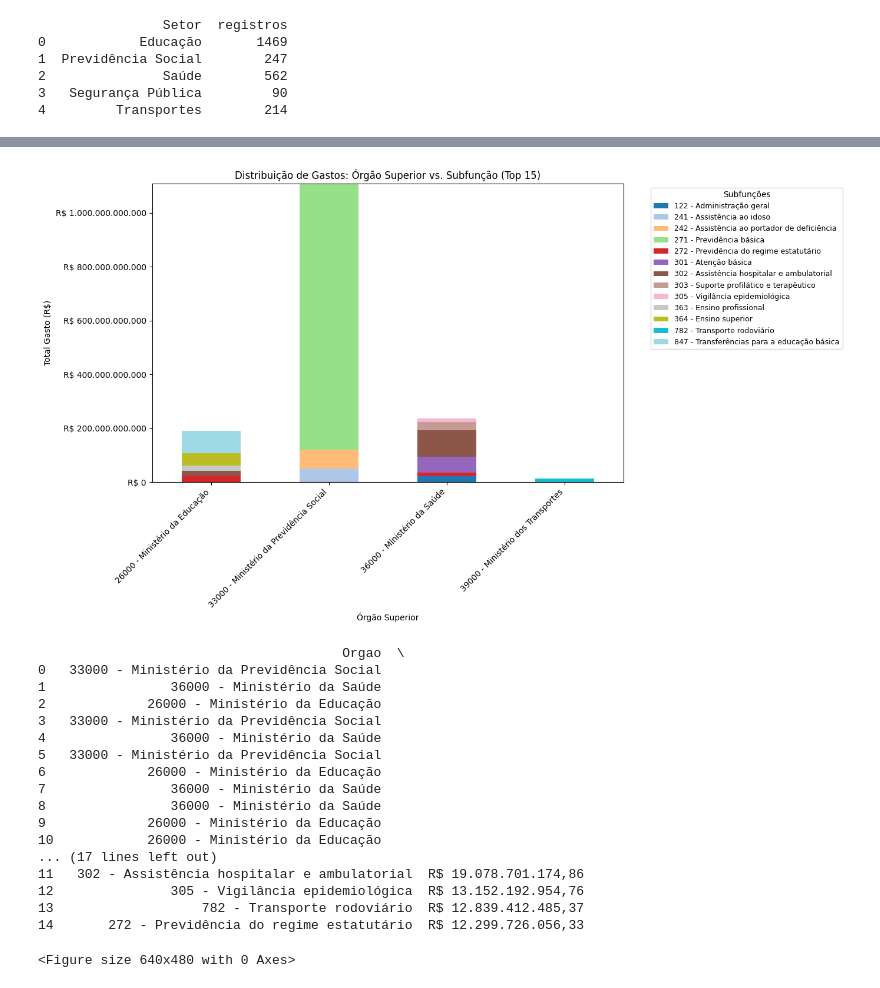
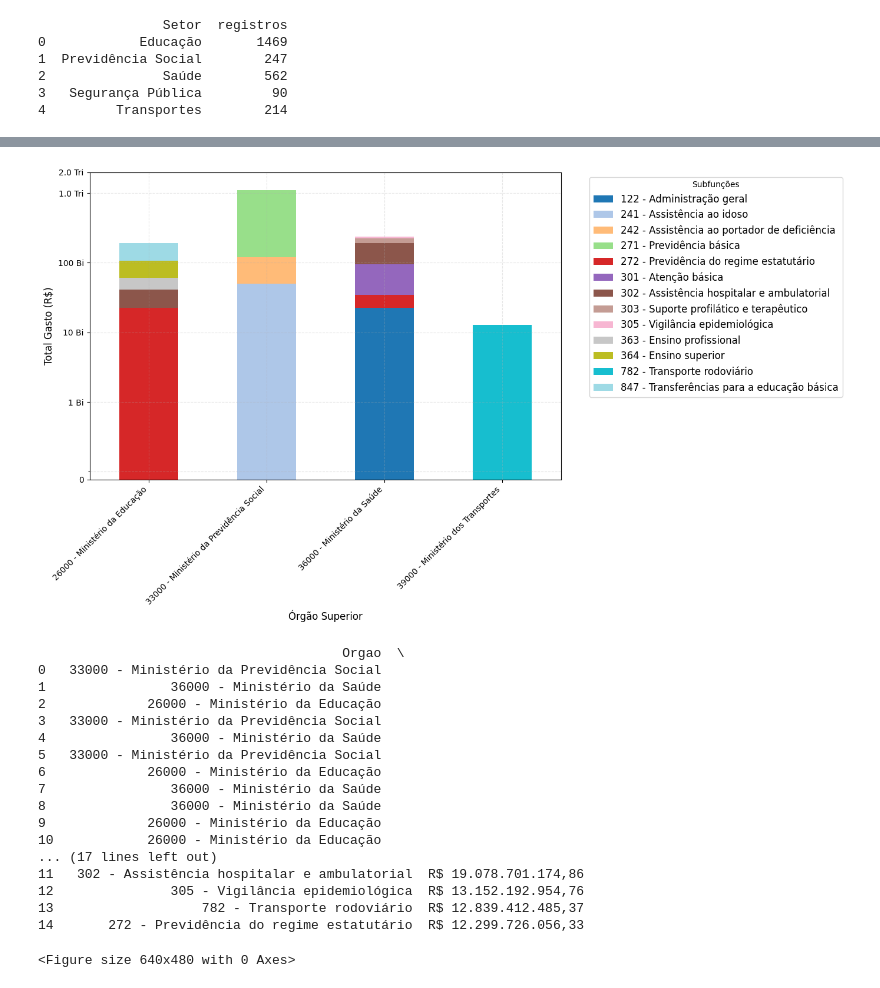
Before and after one commit to pauloho97/AnaliseImpostosPublicos, a Jupyter notebook: app/analiseGraficos.ipynb, the cells around one changed output, grey strips where cells are left out. Cells and saved outputs as stored; diff of their text form; code cells hidden in the pictures.

Commit message:
Gráficos Atualizados

```diff
--- a/app/analiseGraficos.ipynb
+++ b/app/analiseGraficos.ipynb
@@ -247,45 +262,54 @@ print(tabelaGastoSetor)
 # %%
 # 5. Dentro do orçamento geral, quais são as 15 subfunções (ex: Atenção Básica, Previdência, etc.)
 # que mais concentram recursos públicos?
 
 
-# Consulta SQL para identificar o gasto total por Órgão e Subfunção
+# 1. Consulta SQL para identificar o gasto total por Órgão e Subfunção
 queryGastoOrgaoSub = """
 SELECT
     "Órgão Superior" as Orgao,
     Subfunção as Subfuncao,
     SUM("Valor Pago" + "Valor Restos a Pagar Pagos") as totalGasto
 FROM despesas
 GROUP BY Orgao, Subfuncao
 ORDER BY totalGasto DESC
 LIMIT 15
 """
 tabelaGastoOrgaoSub = pd.read_sql_query(queryGastoOrgaoSub, conexaoBanco)
 
 # Pivotagem dos dados para criar o formato de barras empilhadas
 dfPivot = tabelaGastoOrgaoSub.pivot(index='Orgao', columns='Subfuncao', values='totalGasto')
 
-# Inicialização do gráfico de barras empilhadas
+# 2. Inicialização do gráfico de barras empilhadas
 fig, ax = plt.subplots(figsize=(14, 8))
 dfPivot.plot(kind='bar', stacked=True, ax=ax, colormap='tab20')
 
-# Formatação do eixo Y para o padrão monetário
-import matplotlib.ticker as ticker
-ax.yaxis.set_major_formatter(ticker.FuncFormatter(lambda x, pos: f'R$ {x:,.0f}'.replace(',', '.')))
+# 3. Aplicar escala symlog e formatação textual personalizada
+# O linthresh ajuda a dar "zoom" nos valores menores (Bilhões) sem esconder os maiores (Trilhões)
+ax.set_yscale('symlog', linthresh=1e9)
 
-# Configurações de layout e legendas
-plt.title("Distribuição de Gastos: Órgão Superior vs. Subfunção (Top 15)")
-plt.ylabel("Total Gasto (R$)")
-plt.xlabel("Órgão Superior")
+# Forçar o uso da função de formatação personalizada (definida anteriormente)
+ax.yaxis.set_major_formatter(ticker.FuncFormatter(formatarEixo))
+
+# Definir manualmente os locais dos ticks para evitar notação científica automática
+ticks = [0, 1e9, 10e9, 100e9, 1e12, 2e12]
+ax.set_yticks(ticks)
+
+# 4. Configurações de layout e legendas
+plt.ylabel("Total Gasto (R$)", fontsize=12)
+plt.xlabel("Órgão Superior", fontsize=12)
 plt.xticks(rotation=45, ha='right')
-plt.legend(title="Subfunções", bbox_to_anchor=(1.05, 1), loc='upper left', fontsize=9)
+plt.legend(title="Subfunções", bbox_to_anchor=(1.05, 1), loc='upper left', fontsize=12)
+plt.grid(True, which="both", ls="--", alpha=0.3)
 plt.tight_layout()
+
 plt.show()
 
-# Exibição dos dados consolidados
+# Exibição dos dados consolidados no padrão brasileiro
+pd.options.display.float_format = lambda x: 'R$ {:,.2f}'.format(x).replace(',', 'X').replace('.', ',').replace('X', '.')
 print(tabelaGastoOrgaoSub)
 # %% [output]
-[figure, old version]
+[figure, new version]
                                        Orgao  \
 0   33000 - Ministério da Previdência Social
 1                36000 - Ministério da Saúde
```
Also changed, not shown: parts of 5 cells of this notebook, 2 other files.
